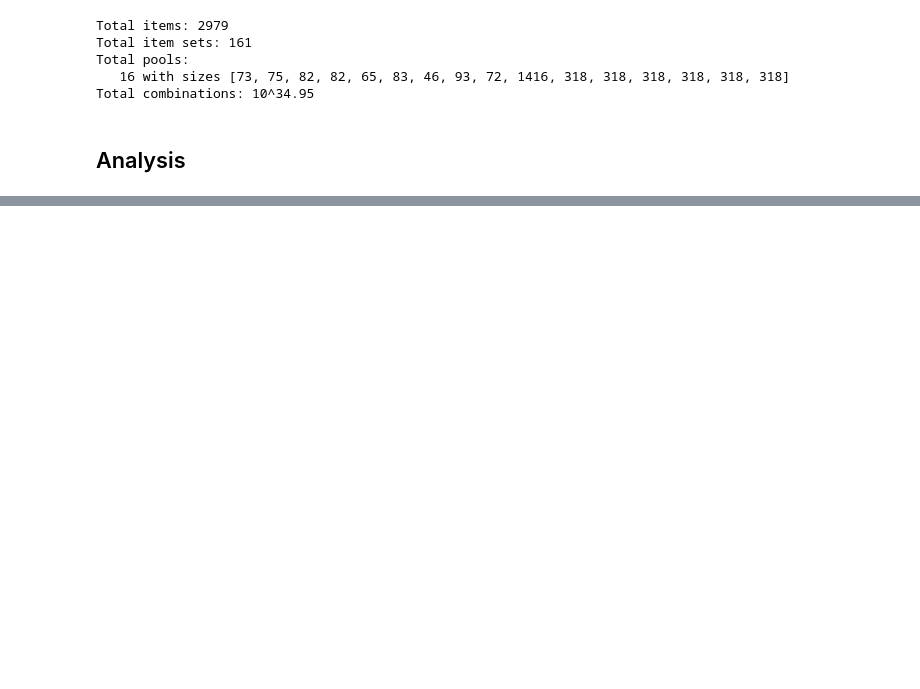
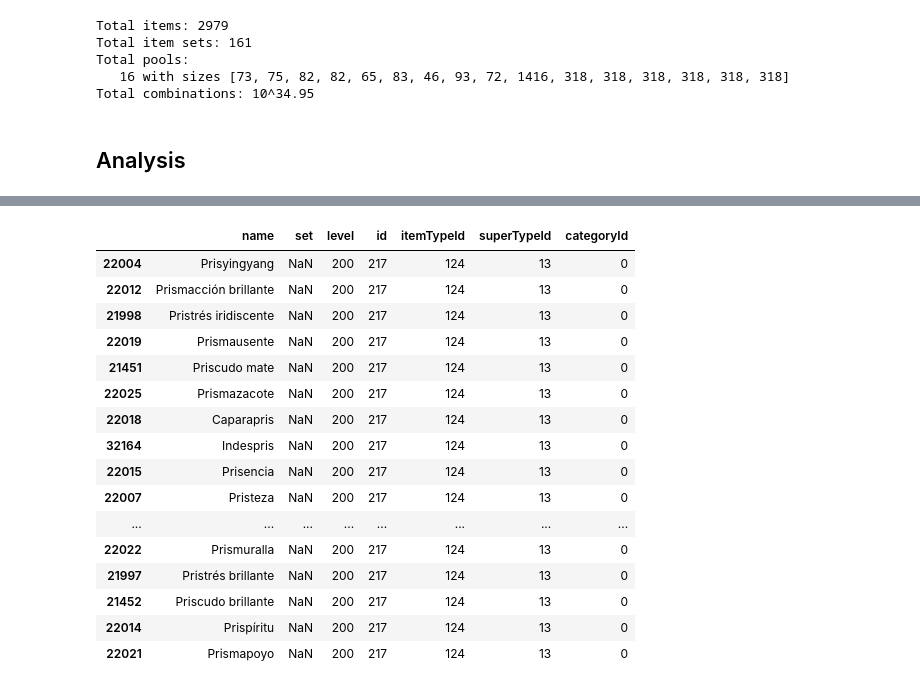
Before and after one commit to jdtibochab/dofus-set-optimizer, a Jupyter notebook: Optimize-Sacri.ipynb, the cells around one changed output, grey strips where cells are left out. Saved outputs shown, nothing was run; the diff lists cells and outputs as text; code cells hidden in the pictures; blank space fills up the shorter version.

```diff
--- a/Optimize-Sacri.ipynb
+++ b/Optimize-Sacri.ipynb
@@ -198,0 +230,20 @@ Items[Items["name"].str.contains("abisal",case=False)]
+# %%
+Items[(Items["superTypeId"]==13) & (Items["name"].str.contains("Pris",case=False))]
+# %% [output]
+|  | name | set | level | id | itemTypeId | superTypeId | categoryId |
+| 22004 | Prisyingyang | NaN | 200 | 217 | 124 | 13 | 0 |
+| 22012 | Prismacción brillante | NaN | 200 | 217 | 124 | 13 | 0 |
+| 21998 | Pristrés iridiscente | NaN | 200 | 217 | 124 | 13 | 0 |
+| 22019 | Prismausente | NaN | 200 | 217 | 124 | 13 | 0 |
+| 21451 | Priscudo mate | NaN | 200 | 217 | 124 | 13 | 0 |
+| 22025 | Prismazacote | NaN | 200 | 217 | 124 | 13 | 0 |
+| 22018 | Caparapris | NaN | 200 | 217 | 124 | 13 | 0 |
+| 32164 | Indespris | NaN | 200 | 217 | 124 | 13 | 0 |
+| 22015 | Prisencia | NaN | 200 | 217 | 124 | 13 | 0 |
+| 22007 | Pristeza | NaN | 200 | 217 | 124 | 13 | 0 |
+| ... | ... | ... | ... | ... | ... | ... | ... |
+| 22022 | Prismuralla | NaN | 200 | 217 | 124 | 13 | 0 |
+| 21997 | Pristrés brillante | NaN | 200 | 217 | 124 | 13 | 0 |
+| 21452 | Priscudo brillante | NaN | 200 | 217 | 124 | 13 | 0 |
+| 22014 | Prispíritu | NaN | 200 | 217 | 124 | 13 | 0 |
+| 22021 | Prismapoyo | NaN | 200 | 217 | 124 | 13 | 0 |
```
Also changed, not shown: parts of 10 cells of this notebook, 6 other files.
